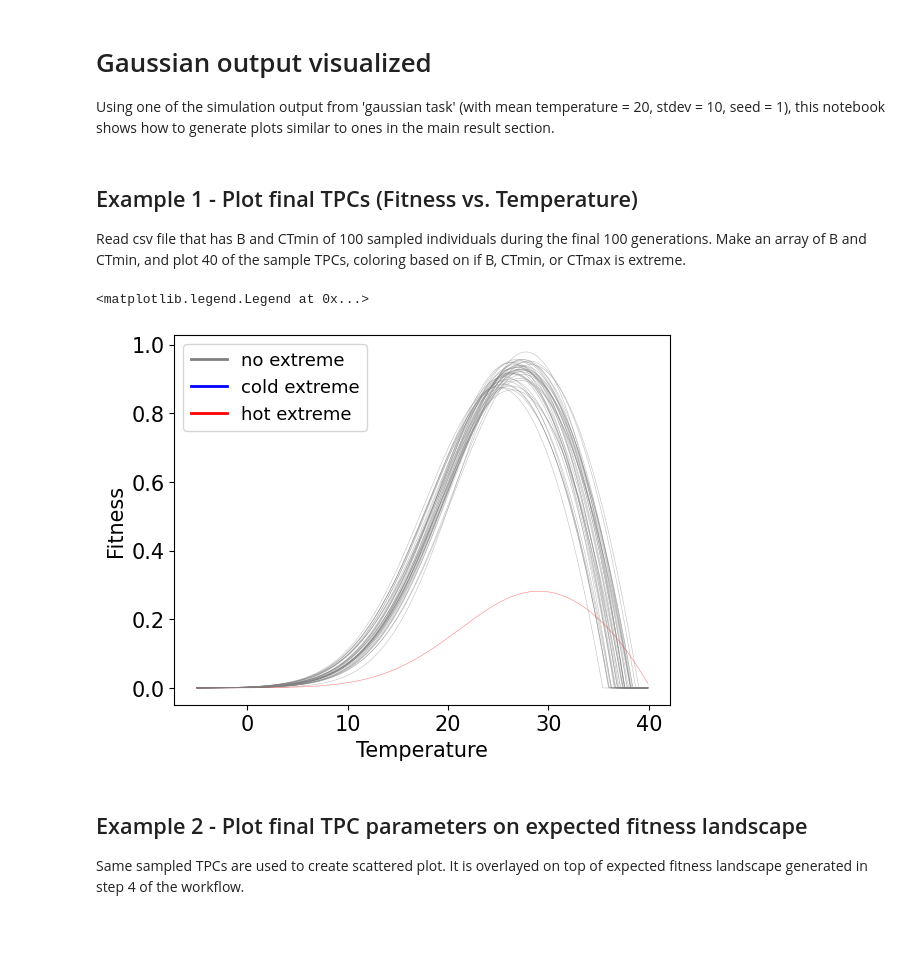
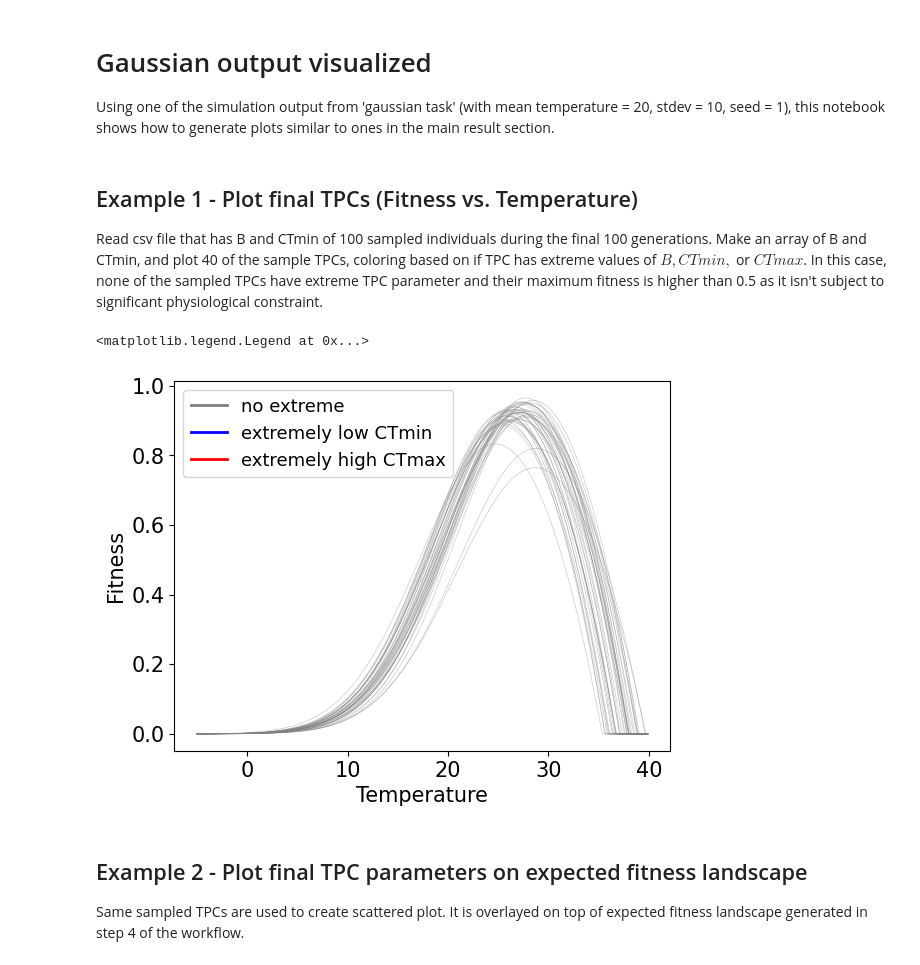
Before and after one commit to jiseonmin/TPC_evolution_SLiM, a Jupyter notebook: notebooks/gaussian.ipynb, the cells around one changed output. Saved outputs shown, nothing was run; the diff lists cells and outputs as text; code cells hidden in the pictures; blank space fills up the shorter version.

```diff
--- a/notebooks/gaussian.ipynb
+++ b/notebooks/gaussian.ipynb
@@ -22,7 +22,7 @@ STDEV_TEMP = 10
 seed = 0
 # %% [markdown]
 ## Example 1 - Plot final TPCs (Fitness vs. Temperature)
-Read csv file that has B and CTmin of 100 sampled individuals during the final 100 generations. Make an array of B and CTmin, and plot 40 of the sample TPCs, coloring based on if B, CTmin, or CTmax is extreme.
+Read csv file that has B and CTmin of 100 sampled individuals during the final 100 generations. Make an array of B and CTmin, and plot 40 of the sample TPCs, coloring based on if TPC has extreme values of $B, CTmin,$ or $CTmax$. In this case, none of the sampled TPCs have extreme TPC parameter and their maximum fitness is higher than 0.5 as it isn't subject to significant physiological constraint.
 # %%
 B_and_CTmin = pd.read_csv(f"{datadir}gaussian_MEAN_TEMP_{MEAN_TEMP}_STDEV_TEMP_{STDEV_TEMP}_seed_{seed}.csv", sep=', ')
 Bs_final = np.array(B_and_CTmin.B)
@@ -33,6 +33,7 @@ T_series = np.arange(-5, 40, 0.1)
 sampled_Bs = []
 sampled_CTmins = []
 sampled_colors = []
+np.random.seed(1234)
 sample_idx = np.random.choice(range(len(Bs_final)), 40, replace=False)
 for i, (B, CTmin) in enumerate(zip(Bs_final, CTmins_final)):
     CTmax = B + CTmin
@@ -43,36 +44,36 @@ for i, (B, CTmin) in enumerate(zip(Bs_final, CTmins_final)):
         breadth_extreme = (B > tpc_object.B_critical)
         if cold_extreme and not hot_extreme and not breadth_extreme:
             color = 'blue'
         elif hot_extreme and not cold_extreme and not breadth_extreme:
             color = 'red'
         elif breadth_extreme and not cold_extreme and not hot_extreme:
             color = 'green'
         elif not cold_extreme and not hot_extreme and not breadth_extreme:
             color = 'grey'
         else:
             print("extreme in two measures")
             continue
         plt.plot(T_series, tpc_object.w_TPC(CTmin=CTmin, B=B, T=T_series),
                         linewidth=0.4,
                         alpha=0.5,
                         color=color)
         sampled_CTmins.append(CTmin)
         sampled_Bs.append(B)
         sampled_colors.append(color)
 plt.xlabel("Temperature")
 plt.ylabel("Fitness")
 # Create custom legend handles
 legend_handles = [
     Line2D([0], [0], color='grey', linewidth=2, label='no extreme'),
-    Line2D([0], [0], color='blue', linewidth=2, label='cold extreme'),
-    Line2D([0], [0], color='red', linewidth=2, label='hot extreme'),
+    Line2D([0], [0], color='blue', linewidth=2, label='extremely low CTmin'),
+    Line2D([0], [0], color='red', linewidth=2, label='extremely high CTmax'),
 ]
 
 # Add the legend to the figure (first subplot)
 plt.legend(handles=legend_handles, fontsize=13)
 # %% [output]
 <matplotlib.legend.Legend at 0x...>
-[figure, old version]
+[figure, new version]
 # %% [markdown]
 ## Example 2 - Plot final TPC parameters on expected fitness landscape
 Same sampled TPCs are used to create scattered plot. It is overlayed on top of expected fitness landscape generated in step 4 of the workflow.
```
Also changed, not shown: parts of 5 cells of this notebook.
